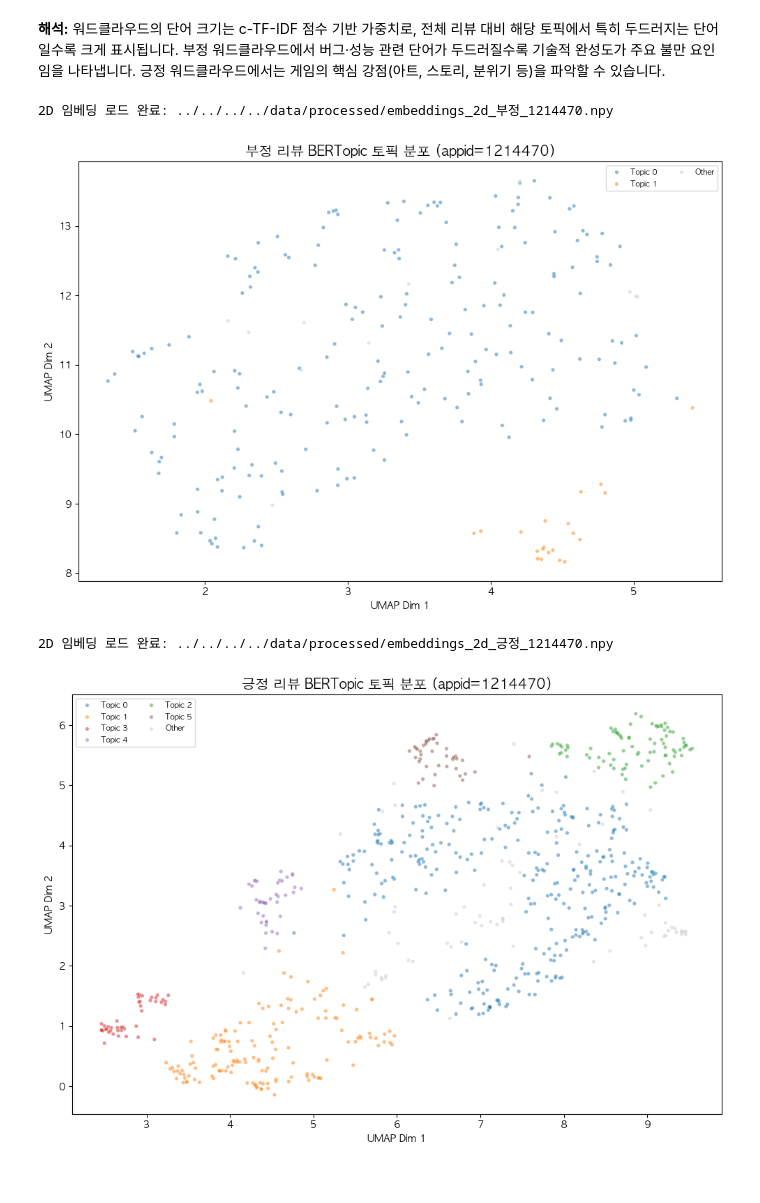
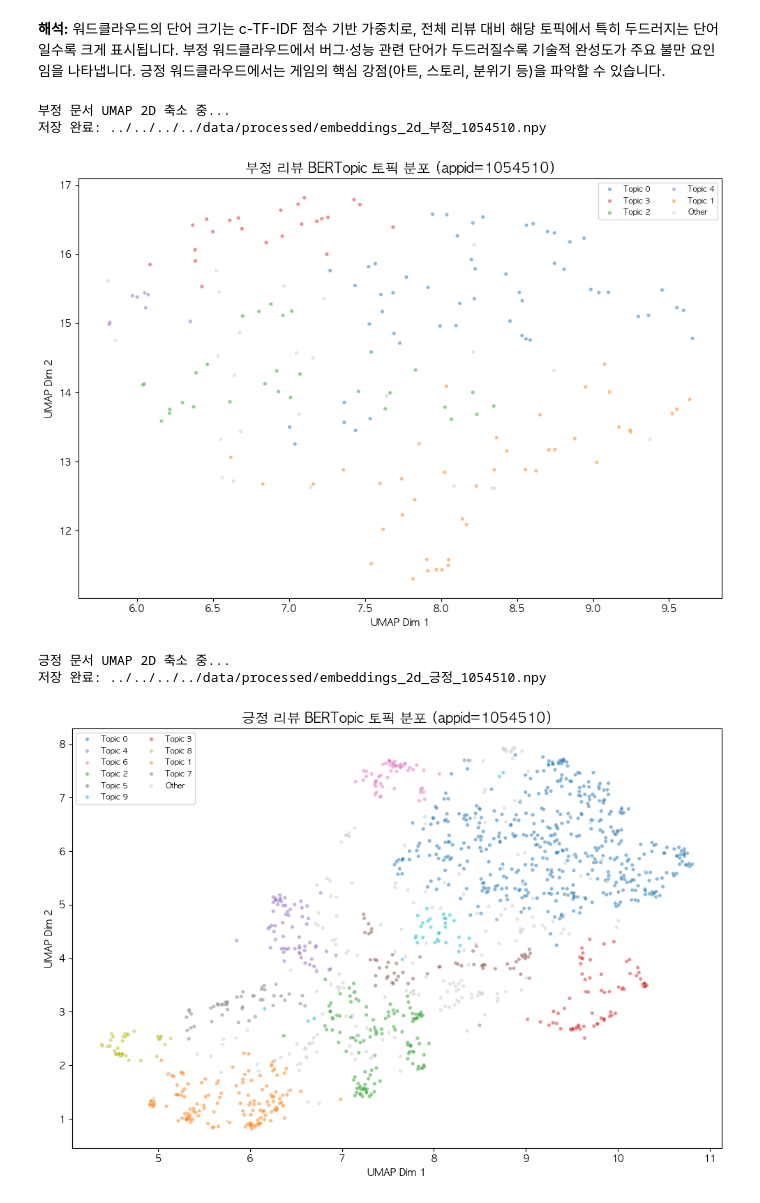
Before and after one commit to jinnyjinnyjinjin/steam-indie-game-analysis, a Jupyter notebook: src/notebooks/jin/text_ml_llm/02_review_bertopic_modeling.ipynb, the cells around one changed output. Saved outputs shown, nothing was run; the diff lists cells and outputs as text; code cells hidden in the pictures.

```diff
--- a/src/notebooks/jin/text_ml_llm/02_review_bertopic_modeling.ipynb
+++ b/src/notebooks/jin/text_ml_llm/02_review_bertopic_modeling.ipynb
@@ -33,7 +33,7 @@ print(f'전체 리뷰: {len(df_reviews):,}건 로드 완료')
 전체 리뷰: 166,875건 로드 완료
 # %%
 # 분석 대상 게임 설정
-TARGET_APPID = 1214470
+TARGET_APPID = 1054510
 # 리뷰 최소 텍스트 수
 min_length = 10
 
@@ -86,6 +86,7 @@ display(df_game['review'].str.len().describe().to_frame("review_length").T)
 # %%
 # 임베딩 모델을 로드합니다
-embedding_model = SentenceTransformer("avsolatorio/GIST-small-Embedding-v0") #허깅페이스 라이브러리
+EMBEDDING_MODEL_NAME = "avsolatorio/GIST-small-Embedding-v0"
+embedding_model = SentenceTransformer(EMBEDDING_MODEL_NAME) # 허깅페이스 라이브러리
 # %% [output]
 Warning: You are sending unauthenticated requests to the HF Hub. Please set a HF_TOKEN to enable higher rate limits and faster downloads.
 # %%
@@ -302,46 +457,61 @@ make_wordcloud_from_topics(
 부정 워드클라우드에서 버그·성능 관련 단어가 두드러질수록 기술적 완성도가 주요 불만 요인임을 나타냅니다.
 긍정 워드클라우드에서는 게임의 핵심 강점(아트, 스토리, 분위기 등)을 파악할 수 있습니다.
 # %%
+
 def plot_umap_2d(docs, embeddings, topic_model, topic_info, label, colormap, appid):
     path = f'../../../../data/processed/embeddings_2d_{label}_{appid}.npy'
+    emb_2d = None
     if os.path.exists(path):
-        emb_2d = np.load(path)
-        print(f"2D 임베딩 로드 완료: {path}")
-    else:
-        umap_2d = UMAP(n_components=2, n_neighbors=15, min_dist=0.0, metric="cosine", random_state=42)
+        cached = np.load(path)
+        if cached.shape[0] == len(docs):
+            emb_2d = cached
+            print(f"2D 임베딩 로드 완료: {path}")
+        else:
+            print(f"2D 임베딩 캐시 무효: {cached.shape[0]} != {len(docs)} → 재생성")
+
+    if emb_2d is None:
+        umap_2d = UMAP(
+            n_components=2,
+            n_neighbors=min(15, max(2, len(docs) - 1)),
+            min_dist=0.0,
+            metric="cosine",
+            random_state=42,
+        )
         print(f"{label} 문서 UMAP 2D 축소 중...")
         emb_2d = umap_2d.fit_transform(embeddings)
         np.save(path, emb_2d)
         print(f"저장 완료: {path}")
 
     topics = topic_model.topics_
     top_topic_ids = [f"Topic {t}" for t in topic_info[topic_info["Topic"] != -1]["Topic"].values[:10]]
 
     df_viz = pd.DataFrame({
         "UMAP Dim 1": emb_2d[:, 0],
         "UMAP Dim 2": emb_2d[:, 1],
         "topic": [f"Topic {t}" if t != -1 else "Noise" for t in topics],
     })
     df_viz["topic_color"] = df_viz["topic"].apply(lambda x: x if x in top_topic_ids else "Other")
 
     palette = {t: c for t, c in zip(top_topic_ids, sns.color_palette("tab10", len(top_topic_ids)))}
     palette["Other"] = (0.8, 0.8, 0.8)
 
     fig, ax = plt.subplots(figsize=(10, 7))
     sns.scatterplot(
         data=df_viz.sort_values("topic_color", key=lambda x: x == "Other"),
         x="UMAP Dim 1", y="UMAP Dim 2",
         hue="topic_color", palette=palette, alpha=0.5, s=15, ax=ax
     )
     ax.set_title(f"{label} 리뷰 BERTopic 토픽 분포 (appid={appid})", fontsize=14)
     ax.legend(loc="best", fontsize=8, ncol=2)
     plt.tight_layout()
     plt.show()
 
 plot_umap_2d(neg_docs, neg_embeddings, topic_model_neg, neg_topic_info, '부정', 'Reds', TARGET_APPID)
 plot_umap_2d(pos_docs, pos_embeddings, topic_model_pos, pos_topic_info, '긍정', 'Blues', TARGET_APPID)
 # %% [output]
-2D 임베딩 로드 완료: ../../../../data/processed/embeddings_2d_부정_1214470.npy
+부정 문서 UMAP 2D 축소 중...
+저장 완료: ../../../../data/processed/embeddings_2d_부정_1054510.npy
-[figure, old version]
+[figure, new version]
-2D 임베딩 로드 완료: ../../../../data/processed/embeddings_2d_긍정_1214470.npy
+긍정 문서 UMAP 2D 축소 중...
+저장 완료: ../../../../data/processed/embeddings_2d_긍정_1054510.npy
-[figure, old version]
+[figure, new version]
```
Also changed, not shown: parts of 16 cells of this notebook, 1 other file.
